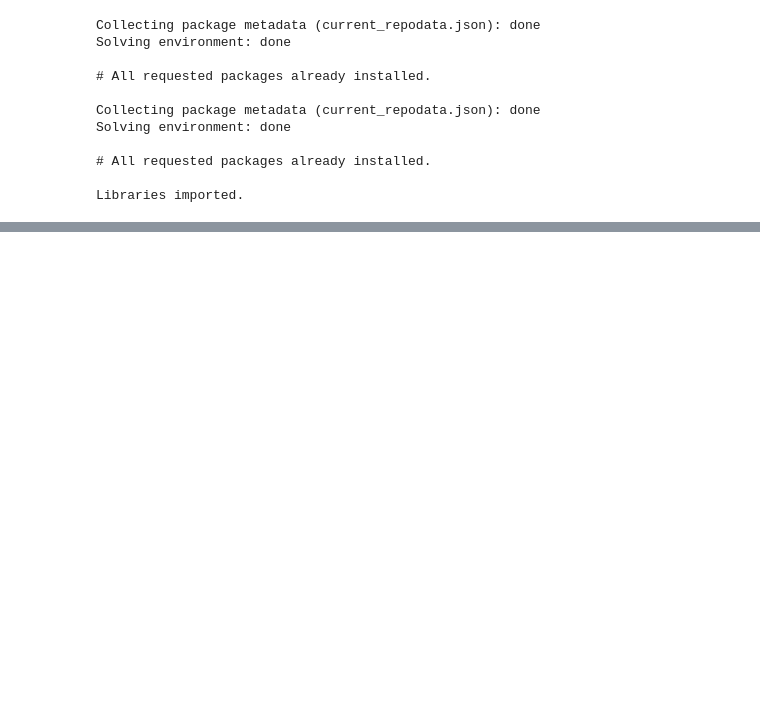
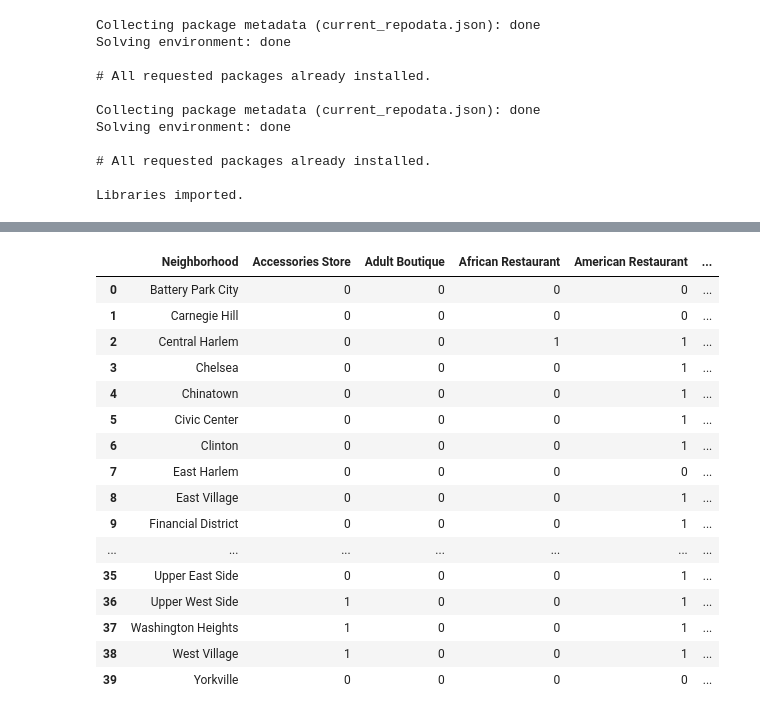
Before and after one commit to kingleung08/Coursera_Capstone, a Jupyter notebook: capstone_final.ipynb, the cells around one changed output, grey strips where cells are left out. Cells and saved outputs as stored; diff of their text form; code cells hidden in the pictures; blank space fills up the shorter version.

```diff
--- a/capstone_final.ipynb
+++ b/capstone_final.ipynb
@@ -69,0 +390,20 @@ df[df_final['Borough']=='Manhattan']
+# %%
+manhattan_onehot.groupby('Neighborhood').max().reset_index()
+# %% [output]
+|  | Neighborhood | Accessories Store | Adult Boutique | African Restaurant | American Restaurant | ... |
+| 0 | Battery Park City | 0 | 0 | 0 | 0 | ... |
+| 1 | Carnegie Hill | 0 | 0 | 0 | 0 | ... |
+| 2 | Central Harlem | 0 | 0 | 1 | 1 | ... |
+| 3 | Chelsea | 0 | 0 | 0 | 1 | ... |
+| 4 | Chinatown | 0 | 0 | 0 | 1 | ... |
+| 5 | Civic Center | 0 | 0 | 0 | 1 | ... |
+| 6 | Clinton | 0 | 0 | 0 | 1 | ... |
+| 7 | East Harlem | 0 | 0 | 0 | 0 | ... |
+| 8 | East Village | 0 | 0 | 0 | 1 | ... |
+| 9 | Financial District | 0 | 0 | 0 | 1 | ... |
+| ... | ... | ... | ... | ... | ... | ... |
+| 35 | Upper East Side | 0 | 0 | 0 | 1 | ... |
+| 36 | Upper West Side | 1 | 0 | 0 | 1 | ... |
+| 37 | Washington Heights | 1 | 0 | 0 | 1 | ... |
+| 38 | West Village | 1 | 0 | 0 | 1 | ... |
+| 39 | Yorkville | 0 | 0 | 0 | 0 | ... |
```
Also changed, not shown: parts of 40 cells of this notebook.
